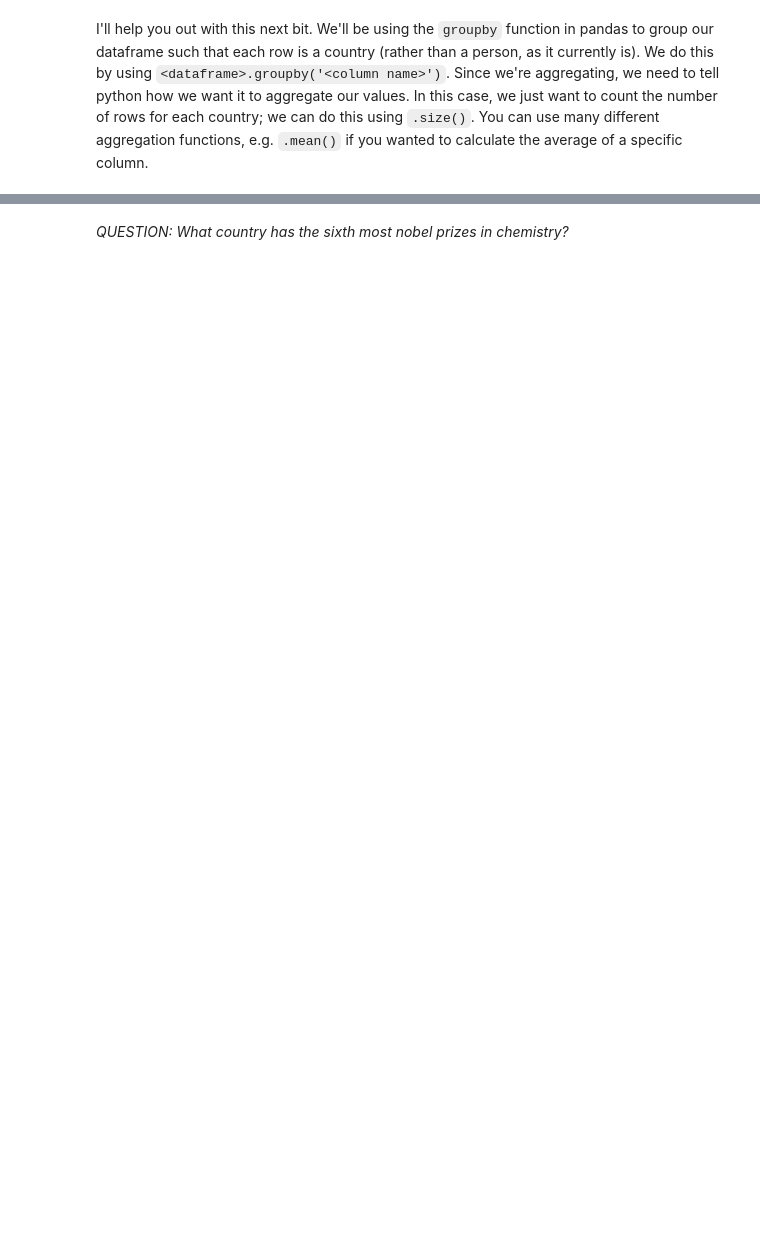
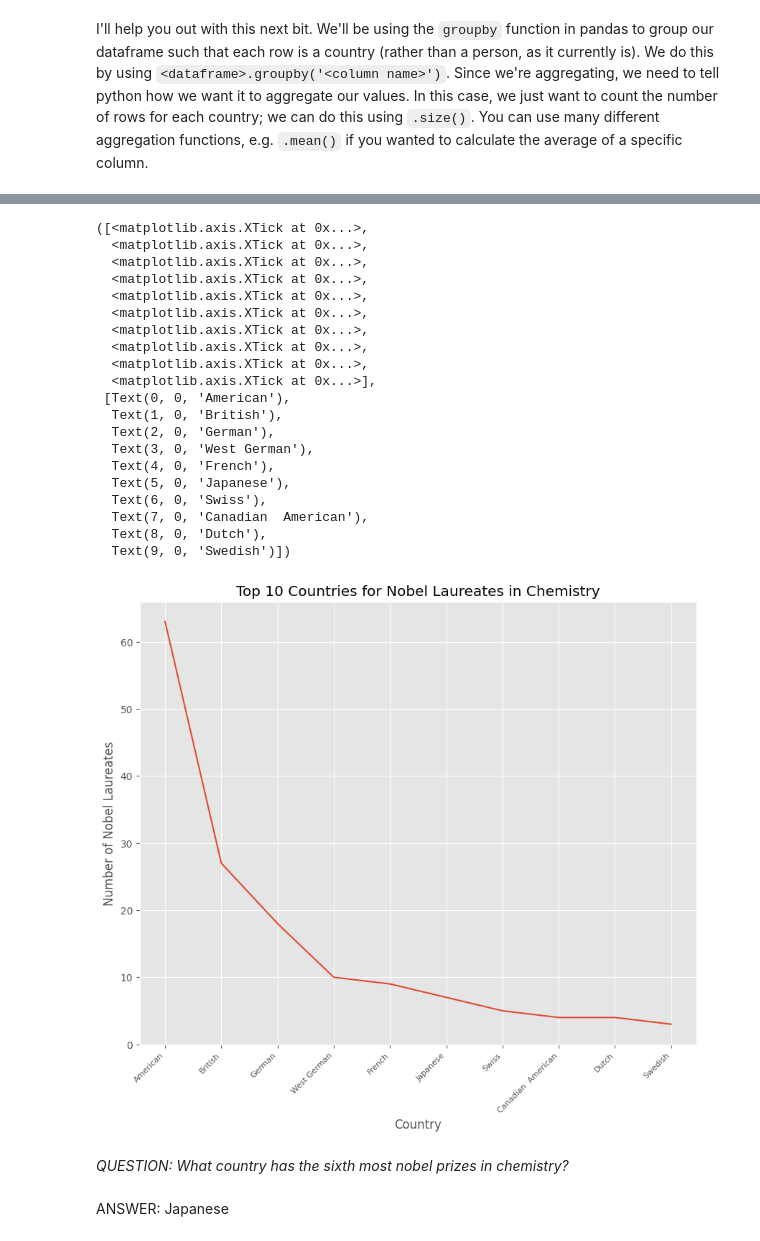
Before and after one commit to Anson422/QM2, a Jupyter notebook: W2_Working_with_Data_in_Pandas.ipynb, the cells around one changed output, grey strips where cells are left out. Drawn from its saved outputs; the diff is of its cells as text; code cells hidden in the pictures; blank space fills up the shorter version.

```diff
--- a/W2_Working_with_Data_in_Pandas.ipynb
+++ b/W2_Working_with_Data_in_Pandas.ipynb
@@ -398,5 +448,11 @@ And there we have it; a nicely formatted dataframe ready for analysis, straight
 Using the following URL https://en.wikipedia.org/wiki/List_of_Nobel_laureates_in_Chemistry create a plot of the top 10 countries in terms of nobel laureates. First, follow the steps below:
 # %%
 # scrape the table of Nobel Laureates in Chemistry using read_html. remember, this gives us a LIST of dataframes! lets call this list chem_tables
+url='https://en.wikipedia.org/wiki/List_of_Nobel_laureates_in_Chemistry'
+
+chem_tables=pandas.read_html(url)
 
 # select the first dataframe from this list and call it chem
+chem=chem_tables[0]
+filtered_chem=chem[chem['Nationality[B]'] != 'Not awarded']
+filtered_chem
@@ -404,7 +474,10 @@ Using the following URL https://en.wikipedia.org/wiki/List_of_Nobel_laureates_in
 I'll help you out with this next bit. We'll be using the `groupby` function in pandas to group our dataframe such that each row is a country (rather than a person, as it currently is). We do this by using `<dataframe>.groupby('<column name>')`. Since we're aggregating, we need to tell python how we want it to aggregate our values. In this case, we just want to count the number of rows for each country; we can do this using `.size()`. You can use many different aggregation functions, e.g. `.mean()` if you wanted to calculate the average of a specific column.
 # %%
 # create a new dataframe called 'country' in which each row is a country, and the values represent the number of nobel laureates.
+country = filtered_chem.groupby('Nationality[B]').size()
+# now sort it in descending order
+sorted_country = country.sort_values(ascending=False)
+filtered=sorted_country
+top10_countries=sorted_country.head(10)
 
-# now sort it in descending order
-
-# finally, plot the top 10 countries
+top10_countries
@@ -411,2 +498,33 @@ I'll help you out with this next bit. We'll be using the `groupby` function in p
+# %%
+# finally, plot the top 10 countries
+top10_countries.plot()
+plt.title('Top 10 Countries for Nobel Laureates in Chemistry')
+plt.xlabel('Country')
+plt.ylabel('Number of Nobel Laureates')
+plt.xticks(range(len(top10_countries.index)), top10_countries.index, rotation=45, ha='right', fontsize=8)
+# %% [output]
+([<matplotlib.axis.XTick at 0x...>,
+  <matplotlib.axis.XTick at 0x...>,
+  <matplotlib.axis.XTick at 0x...>,
+  <matplotlib.axis.XTick at 0x...>,
+  <matplotlib.axis.XTick at 0x...>,
+  <matplotlib.axis.XTick at 0x...>,
+  <matplotlib.axis.XTick at 0x...>,
+  <matplotlib.axis.XTick at 0x...>,
+  <matplotlib.axis.XTick at 0x...>,
+  <matplotlib.axis.XTick at 0x...>],
+ [Text(0, 0, 'American'),
+  Text(1, 0, 'British'),
+  Text(2, 0, 'German'),
+  Text(3, 0, 'West German'),
+  Text(4, 0, 'French'),
+  Text(5, 0, 'Japanese'),
+  Text(6, 0, 'Swiss'),
+  Text(7, 0, 'Canadian  American'),
+  Text(8, 0, 'Dutch'),
+  Text(9, 0, 'Swedish')])
+[figure, added]
 # %% [markdown]
 *QUESTION: What country has the sixth most nobel prizes in chemistry?*
+# %% [markdown]
+ANSWER: Japanese
```
Also changed, not shown: parts of 12 cells of this notebook.
